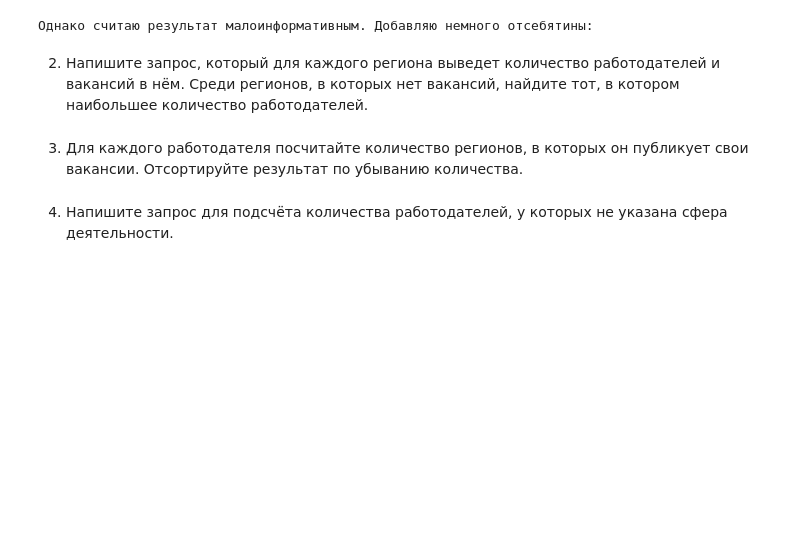
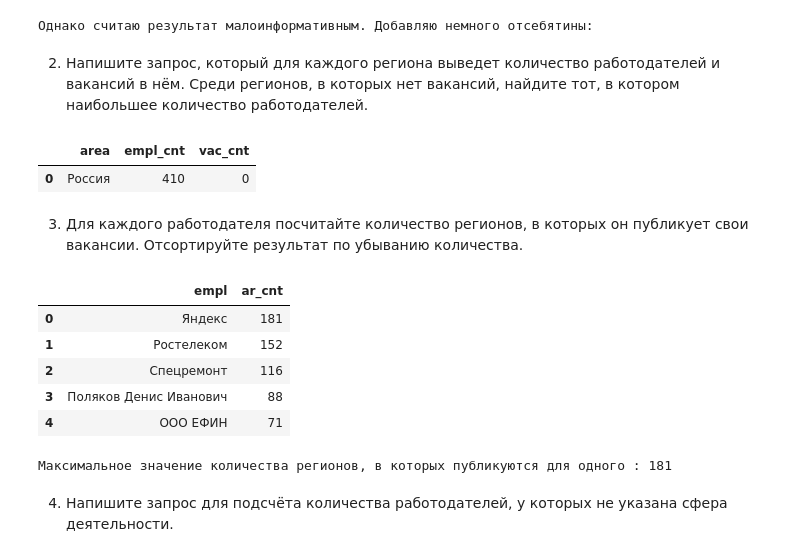
Before and after one commit to alexey300479/sf_datascience_2022, a Jupyter notebook: project_2/Project_2_Ноутбук_шаблон.ipynb, the cells around one changed output. Saved outputs shown, nothing was run; the diff lists cells and outputs as text; code cells hidden in the pictures; blank space fills up the shorter version.

```diff
--- a/project_2/Project_2_Ноутбук_шаблон.ipynb
+++ b/project_2/Project_2_Ноутбук_шаблон.ipynb
@@ -495,2 +524,36 @@ fig.show()
+# %%
+# текст запроса
+query_5_2 = '''
+SELECT empl.area area, empl.empl_cnt empl_cnt, vac.vac_cnt vac_cnt FROM
+	(SELECT
+		ar.name area,
+		COUNT (DISTINCT e.id) empl_cnt
+	FROM areas ar
+		LEFT JOIN employers e ON ar.id = e.area
+	GROUP BY ar.id) as empl
+	JOIN
+	(SELECT
+		ar.name area,
+		COUNT (DISTINCT v.id) vac_cnt
+	FROM areas ar
+		LEFT JOIN vacancies v ON ar.id = v.area_id
+	GROUP BY ar.id) as vac
+ON empl.area = vac.area
+WHERE vac_cnt = 0
+ORDER BY empl_cnt DESC
+LIMIT 1
+'''
+# результат запроса
+empl_vac = pd.read_sql_query(query_5_2, connection)
+display(empl_vac)
+answer = empl_vac.loc[0, 'area']
+reports['report_5_2'] = f'''
+Регион без вакансий с максимальным количеством работодателей: {answer}
+Вывод: в этом регионе сосредоточено большинство работодателей, вакансии которых присутствуют в базе данных,
+но в самих вакансиях регионы указываются более точно 😑.
+'''
+# %% [output]
+|  | area | empl_cnt | vac_cnt |
+| 0 | Россия | 410 | 0 |
 # %% [markdown]
 3. Для каждого работодателя посчитайте количество регионов, в которых он публикует свои вакансии. Отсортируйте результат по убыванию количества.
@@ -501,2 +560,28 @@ fig.show()
+# %%
+# текст запроса
+query_5_3 = '''
+SELECT
+	e.name empl,
+	COUNT(DISTINCT v.area_id) ar_cnt
+FROM
+	employers e
+JOIN
+	vacancies v ON e.id = v.employer_id
+GROUP BY e.id
+ORDER BY ar_cnt DESC
+'''
+# результат запроса
+empl_area = pd.read_sql_query(query_5_3, connection)
+display(empl_area.head())
+answer = empl_area.loc[0, 'ar_cnt']
+print(f'Максимальное значение количества регионов, в которых публикуются для одного : {answer}')
+# %% [output]
+|  | empl | ar_cnt |
+| 0 | Яндекс | 181 |
+| 1 | Ростелеком | 152 |
+| 2 | Спецремонт | 116 |
+| 3 | Поляков Денис Иванович | 88 |
+| 4 | ООО ЕФИН | 71 |
+Максимальное значение количества регионов, в которых публикуются для одного : 181
 # %% [markdown]
 4. Напишите запрос для подсчёта количества работодателей, у которых не указана сфера деятельности.
```
Also changed, not shown: parts of 57 cells of this notebook, 18 other files.
